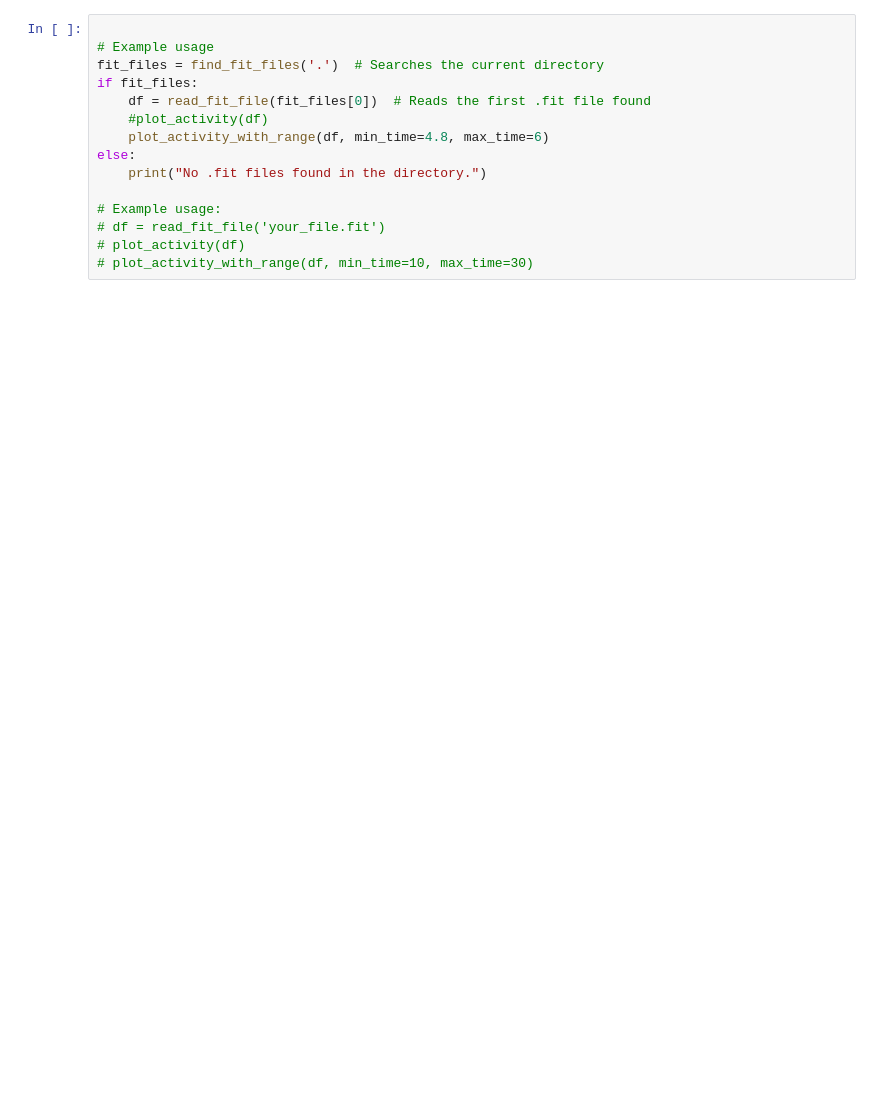
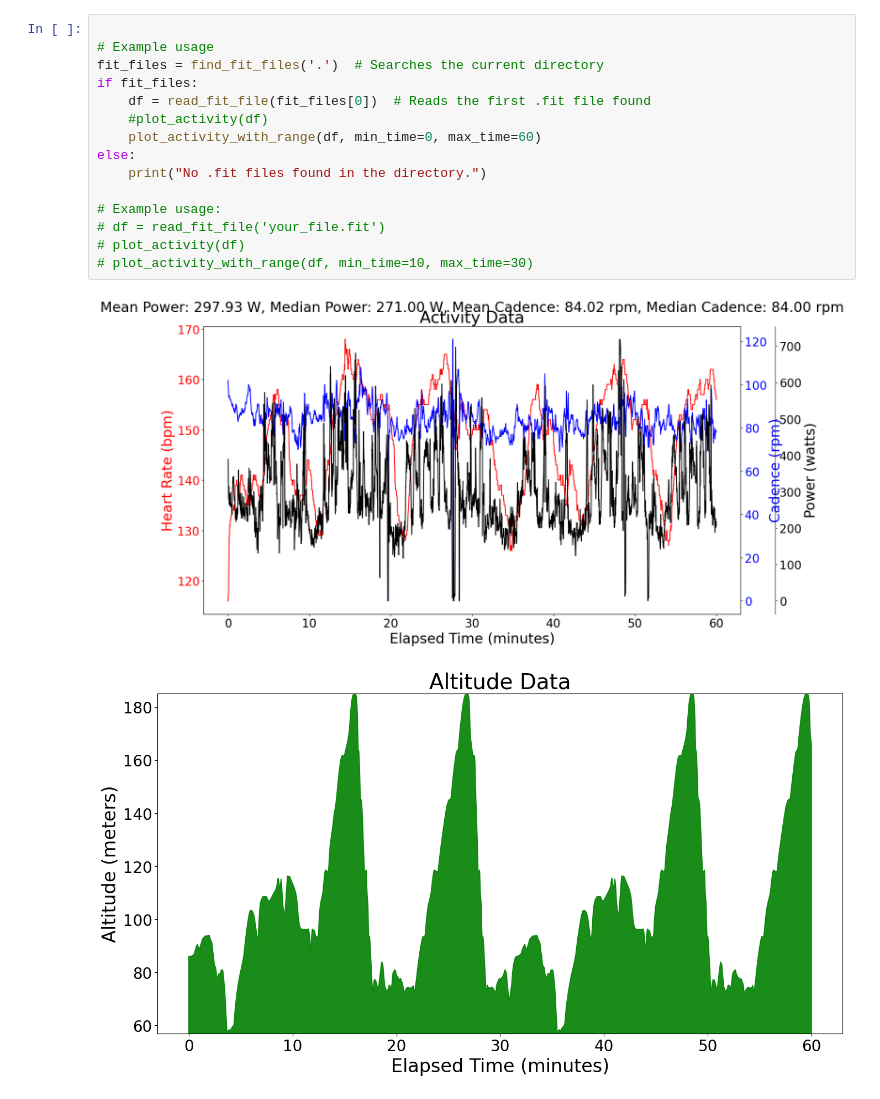
Before and after one commit to simon-m-mudd/random_fun_notebooks, a Jupyter notebook: fit_file_viz.ipynb, the cells around one changed output. Drawn from its saved outputs; the diff is of its cells as text; blank space fills up the shorter version.

```diff
--- a/fit_file_viz.ipynb
+++ b/fit_file_viz.ipynb
@@ -161,15 +301,18 @@ def plot_activity_with_range(df, min_time, max_time):
 # %%
 
 # Example usage
 fit_files = find_fit_files('.')  # Searches the current directory
 if fit_files:
     df = read_fit_file(fit_files[0])  # Reads the first .fit file found
     #plot_activity(df)
-    plot_activity_with_range(df, min_time=4.8, max_time=6)
+    plot_activity_with_range(df, min_time=0, max_time=60)
 else:
     print("No .fit files found in the directory.")
 
 # Example usage:
 # df = read_fit_file('your_file.fit')
 # plot_activity(df)
 # plot_activity_with_range(df, min_time=10, max_time=30)
+# %% [output]
+[figure, added]
+[figure, added]
```
Also changed, not shown: parts of 3 cells of this notebook.
